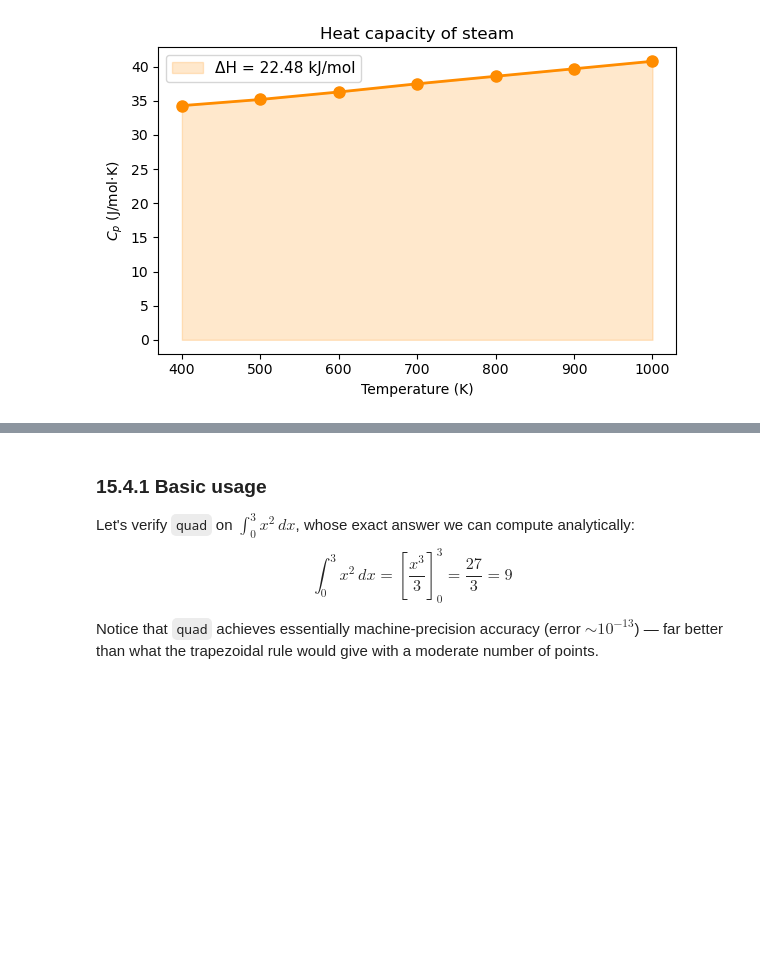
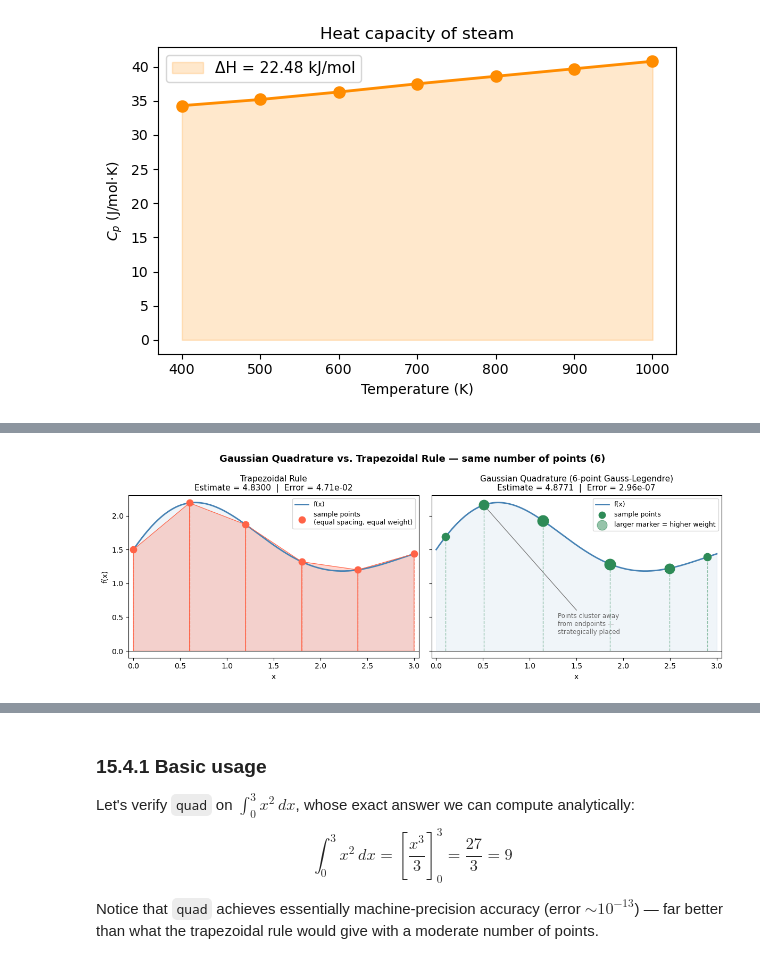
Before and after one commit to ock-group/CHME212-2026-Spring, a Jupyter notebook: _sources/docs/chapter15/15_notebook.ipynb, the cells around one changed output, grey strips where cells are left out. Saved outputs shown, nothing was run; the diff lists cells and outputs as text; code cells hidden in the pictures; blank space fills up the shorter version.

````diff
--- a/_sources/docs/chapter15/15_notebook.ipynb
+++ b/_sources/docs/chapter15/15_notebook.ipynb
@@ -609 +609,100 @@ result = quad(f, a, b)          # wrong — result is now the whole tuple (float
 ```
+# %%
+# Visualizing Gaussian Quadrature vs. Trapezoidal Rule
+# Key idea: Gaussian quadrature picks a few *strategic* sample points
+# (with associated weights) that can exactly integrate high-degree polynomials,
+# while the trapezoid rule uses equally spaced points with uniform weights.
+
+import numpy as np
+import matplotlib.pyplot as plt
+import matplotlib.patches as mpatches
+
+# A smooth but non-trivial function to integrate on [0, 3]
+def f(x):
+    return np.exp(-0.5 * x) * np.sin(2 * x) + 1.5
+
+a, b = 0.0, 3.0
+x_fine = np.linspace(a, b, 300)
+
+# --- Trapezoidal rule: 6 equally spaced points ---
+n_trap = 6
+x_trap = np.linspace(a, b, n_trap)
+y_trap = f(x_trap)
+
+# --- Gaussian quadrature: 6 points (Gauss-Legendre on [a, b]) ---
+# np.polynomial.legendre.leggauss returns nodes/weights on [-1, 1]
+# We transform to [a, b] via: x = (b-a)/2 * xi + (a+b)/2
+xi_gl, w_gl = np.polynomial.legendre.leggauss(6)
+x_gauss = (b - a) / 2 * xi_gl + (a + b) / 2
+w_gauss = (b - a) / 2 * w_gl          # scaled weights
+y_gauss = f(x_gauss)
+gauss_integral = np.sum(w_gauss * y_gauss)
+
+# Exact integral for reference
+from scipy.integrate import quad as scipy_quad
+exact, _ = scipy_quad(f, a, b)
+
+# ---------------------------------------------------------------
+fig, axes = plt.subplots(1, 2, figsize=(12, 4.5), sharey=True)
+fig.suptitle("Gaussian Quadrature vs. Trapezoidal Rule — same number of points (6)",
+             fontsize=13, fontweight='bold')
+
+# --- Left panel: Trapezoidal ---
+ax = axes[0]
+ax.fill_between(x_fine, f(x_fine), alpha=0.08, color='steelblue')
+ax.plot(x_fine, f(x_fine), 'steelblue', lw=2, label='f(x)')
+# Draw trapezoids
+for i in range(n_trap - 1):
+    xs = [x_trap[i], x_trap[i], x_trap[i+1], x_trap[i+1]]
+    ys = [0,          y_trap[i], y_trap[i+1], 0          ]
+    ax.fill(xs, ys, alpha=0.25, color='tomato')
+    ax.plot(xs, ys, color='tomato', lw=0.8)
+# Mark sample points — all equally weighted (same size)
+ax.scatter(x_trap, y_trap, s=80, color='tomato', zorder=5,
+           label='sample points\n(equal spacing, equal weight)')
+ax.vlines(x_trap, 0, y_trap, colors='tomato', lw=1, linestyles='dashed', alpha=0.5)
+trap_val = np.trapz(y_trap, x_trap)
+ax.set_title(f'Trapezoidal Rule\nEstimate = {trap_val:.4f}  |  Error = {abs(trap_val-exact):.2e}',
+             fontsize=11)
+ax.set_xlabel('x'); ax.set_ylabel('f(x)')
+ax.set_xlim(a - 0.05, b + 0.05); ax.set_ylim(-0.1)
+ax.axhline(0, color='black', lw=0.7)
+ax.legend(fontsize=9)
+
+# --- Right panel: Gaussian Quadrature ---
+ax = axes[1]
+ax.fill_between(x_fine, f(x_fine), alpha=0.08, color='steelblue')
+ax.plot(x_fine, f(x_fine), 'steelblue', lw=2, label='f(x)')
+# Marker size proportional to weight (so students see the weight idea)
+w_norm = w_gauss / w_gauss.max()  # normalize for display
+for xi, yi, wi in zip(x_gauss, y_gauss, w_norm):
+    ax.vlines(xi, 0, yi, colors='seagreen', lw=1, linestyles='dashed', alpha=0.5)
+    ax.scatter(xi, yi, s=40 + 180 * wi, color='seagreen', zorder=5)
+# Legend proxy with explanation
+ax.scatter([], [], s=80,  color='seagreen', label='sample points')
+ax.scatter([], [], s=180, color='seagreen', alpha=0.5,
+           label='larger marker = higher weight')
+ax.set_title(
+    f'Gaussian Quadrature (6-point Gauss-Legendre)\n'
+    f'Estimate = {gauss_integral:.4f}  |  Error = {abs(gauss_integral-exact):.2e}',
+    fontsize=11)
+ax.set_xlabel('x')
+ax.set_xlim(a - 0.05, b + 0.05)
+ax.axhline(0, color='black', lw=0.7)
+ax.legend(fontsize=9)
+
+# Annotate the key insight
+axes[1].annotate(
+    'Points cluster away\nfrom endpoints —\nstrategically placed',
+    xy=(x_gauss[1], y_gauss[1]), xytext=(1.3, 0.25),
+    arrowprops=dict(arrowstyle='->', color='gray'),
+    fontsize=8.5, color='dimgray')
+
+plt.tight_layout()
+plt.show()
+
+print(f'Exact integral:              {exact:.6f}')
+print(f'Trapezoidal (6 pts):         {trap_val:.6f}  error = {abs(trap_val-exact):.2e}')
+print(f'Gaussian quadrature (6 pts): {gauss_integral:.6f}  error = {abs(gauss_integral-exact):.2e}')
+# %% [output]
+[figure, added]
````
Also changed, not shown: parts of 3 cells of this notebook, 53 other files.
